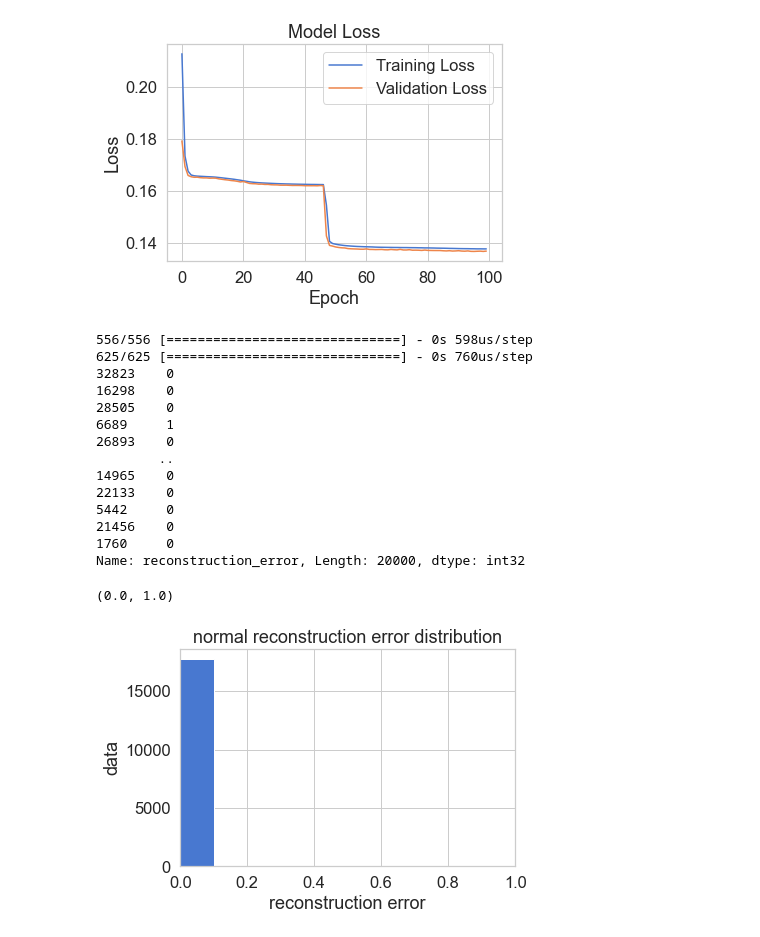
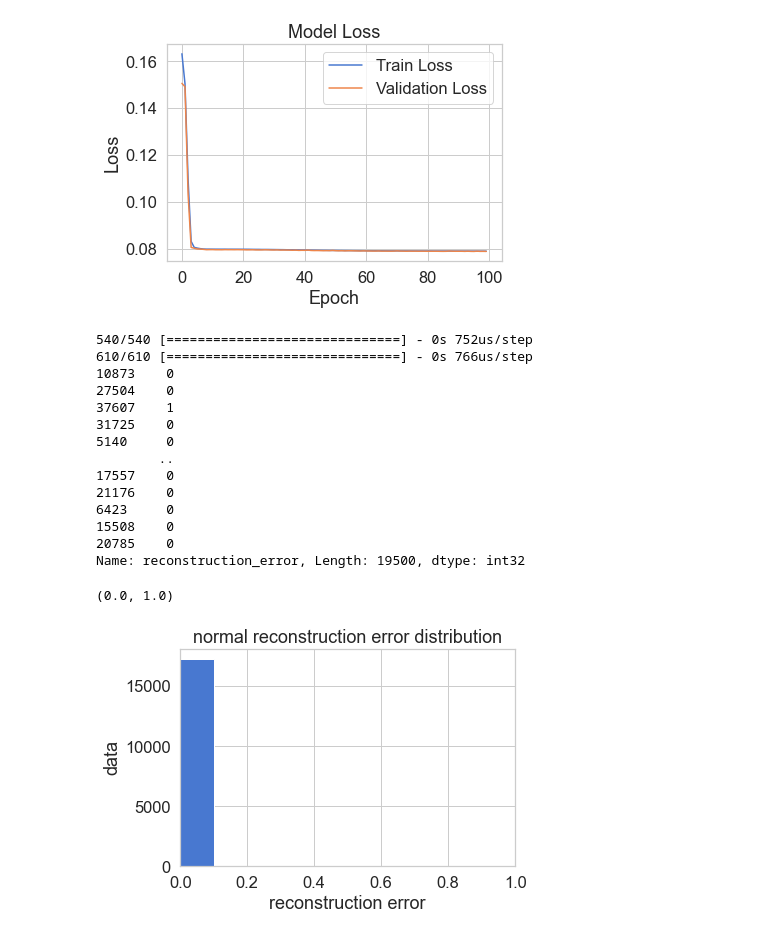
Before and after one commit to 98uranus/Autoencoder, a Jupyter notebook: AE.ipynb, the cells around one changed output. Saved outputs shown, nothing was run; the diff lists cells and outputs as text; code cells hidden in the pictures.

```diff
--- a/AE.ipynb
+++ b/AE.ipynb
@@ -23,7 +23,7 @@ sns.set(style='whitegrid', palette='muted', font_scale=1.5)
 
 RANDOM_SEED = 42
 
-df = pd.read_csv("Autoencoder_wind.csv")
+df = pd.read_csv("Autoencoder1.csv")
 print(df.shape)
 
 LABELS = ["Normal", "Abnormal"]
@@ -136,7 +131,7 @@ class Autoencoder(Model):
 autoencoder = Autoencoder(latent_dim)
 autoencoder.compile(optimizer='adam', loss=losses.MeanSquaredError())
 callback = EarlyStopping(monitor='val_loss', patience=3)
-checkpointer = ModelCheckpoint(filepath="AE_h8_l4",
+checkpointer = ModelCheckpoint(filepath="AE2_h8_l4",
                                monitor='val_loss',
                                verbose=0,
                                save_best_only=True)
@@ -175,15 +170,15 @@ Trainable params: 288
 Non-trainable params: 0
 _________________________________________________________________
 # %%
-plt.plot(range(nb_epochs), history['loss'], label='Training Loss')
+plt.plot(range(nb_epochs), history['loss'], label='Train Loss')
 plt.plot(range(nb_epochs), history['val_loss'], label='Validation Loss')
 plt.title('Model Loss')
 plt.xlabel('Epoch')
 plt.ylabel('Loss')
 plt.legend()
 plt.show()
 # %% [output]
-[figure, old version]
+[figure, new version]
 # %%
 '''
 오류 분포표
@@ -212,20 +207,20 @@ error_df['reconstruction_error'] = error_df['reconstruction_error'].astype(int)
 print(error_df.reconstruction_error)
 # print(error_df)
 # %% [output]
-556/556 [==============================] - 0s 598us/step
-625/625 [==============================] - 0s 760us/step
-32823    0
-16298    0
-28505    0
-6689     1
-26893    0
+540/540 [==============================] - 0s 752us/step
+610/610 [==============================] - 0s 766us/step
+10873    0
+27504    0
+37607    1
+31725    0
+5140     0
         ..
-14965    0
-22133    0
-5442     0
-21456    0
-1760     0
-Name: reconstruction_error, Length: 20000, dtype: int32
+17557    0
+21176    0
+6423     0
+15508    0
+20785    0
+Name: reconstruction_error, Length: 19500, dtype: int32
 # %%
 # 정상 거래 데이터들의 재구성 오류 분포
 fig = plt.figure()
@@ -238,7 +233,7 @@ ax.set_ylabel('data')
 ax.set_xlim([0, 1])
 # %% [output]
 (0.0, 1.0)
-[figure, old version]
+[figure, new version]
 # %%
 # 이상 거래 데이터들의 재구성 오류 분포
 fig = plt.figure()
```
Also changed, not shown: parts of 6 cells of this notebook, 1 other file.
